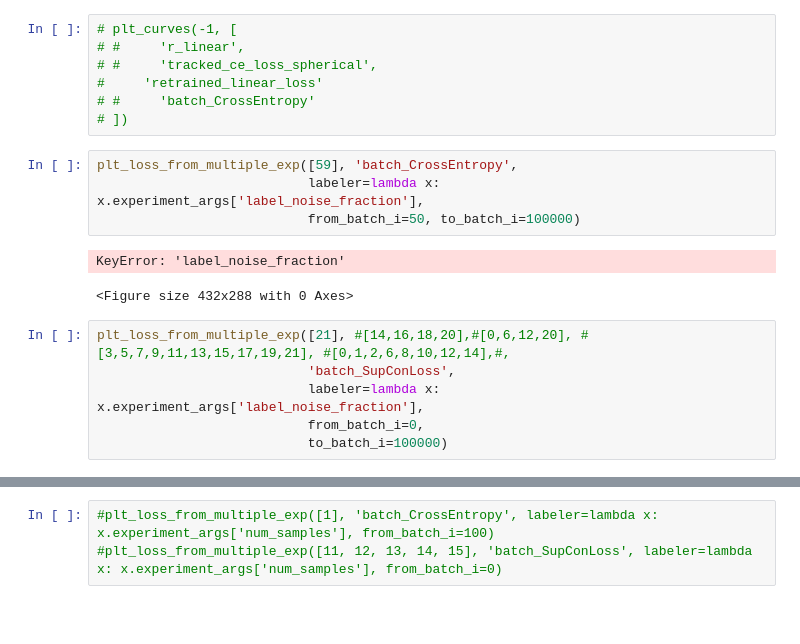
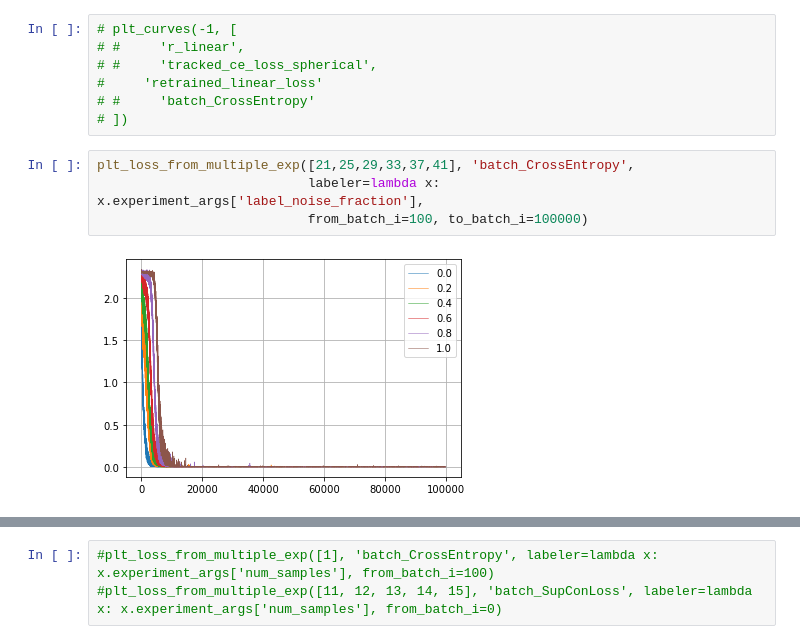
Before and after one commit to plus-rkwitt/py_supcon_vs_ce, a Jupyter notebook: explore_results.ipynb, the cells around one changed output, grey strips where cells are left out. Drawn from its saved outputs; the diff is of its cells as text; blank space fills up the shorter version.

```diff
--- a/explore_results.ipynb
+++ b/explore_results.ipynb
@@ -401,15 +403,8 @@ to_csv.to_csv('/tmp/res.csv', index_label='batch')
 # #     'batch_CrossEntropy'
 # ])
 # %%
-plt_loss_from_multiple_exp([59], 'batch_CrossEntropy',
+plt_loss_from_multiple_exp([21,25,29,33,37,41], 'batch_CrossEntropy',
                            labeler=lambda x: x.experiment_args['label_noise_fraction'],
-                           from_batch_i=50, to_batch_i=100000)
+                           from_batch_i=100, to_batch_i=100000)
 # %% [output]
-KeyError: 'label_noise_fraction'
-<Figure size 432x288 with 0 Axes>
+[figure, added]
-# %%
-plt_loss_from_multiple_exp([21], #[14,16,18,20],#[0,6,12,20], #[3,5,7,9,11,13,15,17,19,21], #[0,1,2,6,8,10,12,14],#,
-                           'batch_SupConLoss',
-                           labeler=lambda x: x.experiment_args['label_noise_fraction'],
-                           from_batch_i=0,
-                           to_batch_i=100000)
```
Also changed, not shown: parts of 9 cells of this notebook.
